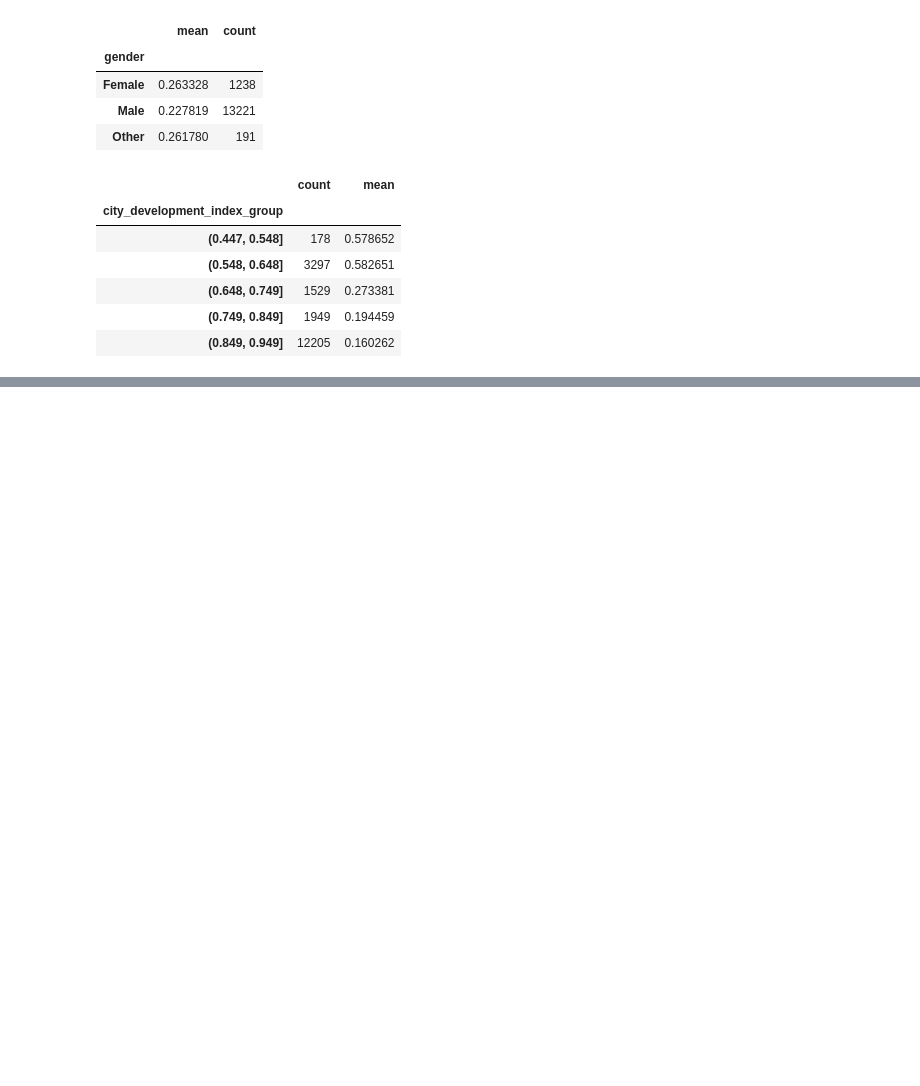
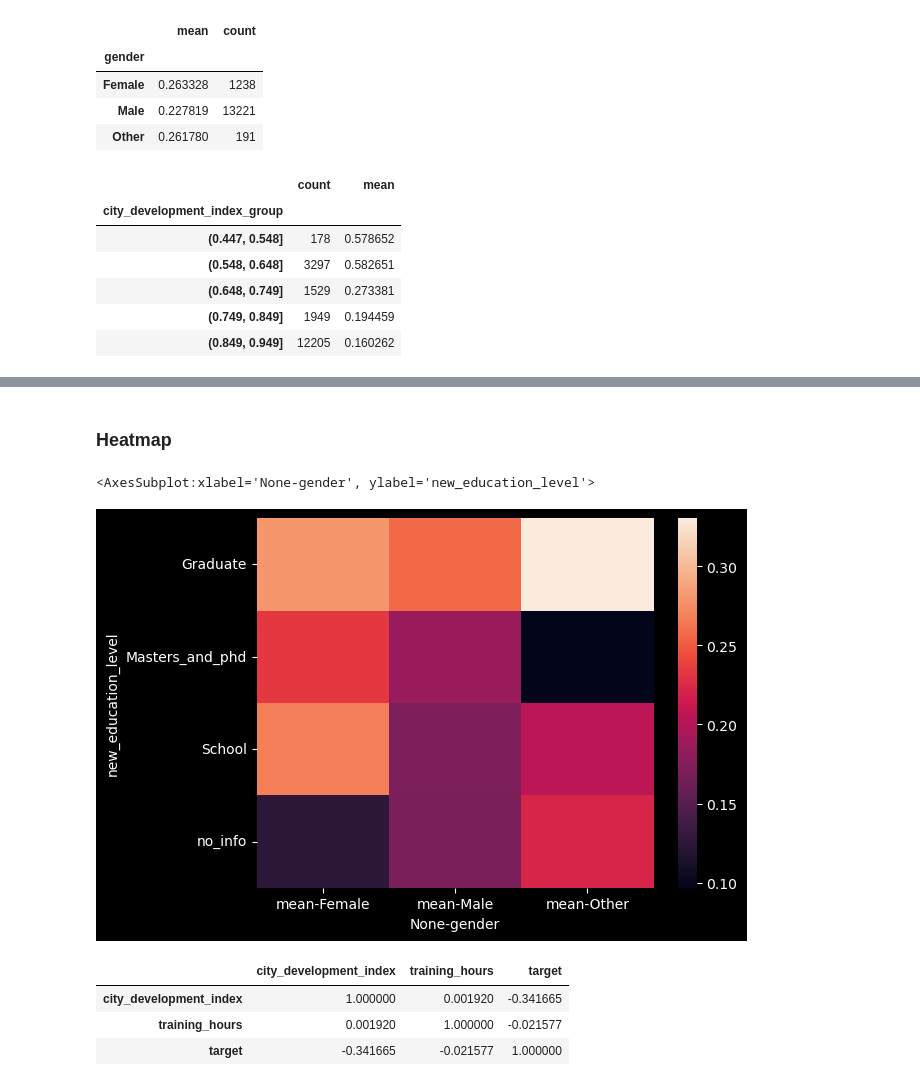
Before and after one commit to DmitriiKrasnoschekov/Python.Pandas, a Jupyter notebook: pandas_cheatsheets.ipynb, the cells around one changed output, grey strips where cells are left out. Drawn from its saved outputs; the diff is of its cells as text; code cells hidden in the pictures; blank space fills up the shorter version.

```diff
--- a/pandas_cheatsheets.ipynb
+++ b/pandas_cheatsheets.ipynb
@@ -355,0 +394,14 @@ custom.plot()
+# %%
+# Функции с несколькими столбцами
+# Прибавляем training_hours для людей со стпенью phd + 1000
+
+def new_training_hours(row):
+    if row['education_level'] == 'Phd':
+        return row['training_hours'] + 1000
+    else:
+        return row['training_hours']
+# %%
+# применяем функцию
+df['new_training_hours'] = df.apply(new_training_hours, axis = 1)
+# фильтруем записи с education_level == Phd
+df[df['education_level'] == 'Phd']
@@ -355,0 +435,7 @@ custom.plot()
+# %%
+# Чтобы подтянуть Nan значения, нужно собственноручно их заполнять. Пример:
+
+df['new_education_level'] = df['new_education_level'].fillna('no_info')
+df.pivot_table(index = 'new_education_level', values = 'target', aggfunc=['count', 'mean'])
+
+# Помимо этого, есть мульти индекс, что не так хорошо.
@@ -355,0 +450,5 @@ custom.plot()
+# %% [markdown]
+### Heatmap
+# %%
+df['gender'].fillna('no_info')
+t = df.pivot_table(index = 'new_education_level', columns = 'gender', values = 'target', aggfunc=['mean'])
@@ -355,0 +457,14 @@ custom.plot()
+# %%
+sns.heatmap(t)
+# самое темное значение - самое маленькое, самое светлое - самое большое, условное форматирование в формате легенды
+# %% [output]
+<AxesSubplot:xlabel='None-gender', ylabel='new_education_level'>
+[figure, added]
+# %%
+# анализ линейной связи (только простая линейная зависимость)
+df[['city_development_index', 'training_hours', 'target']].corr()
+# %% [output]
+|  | city_development_index | training_hours | target |
+| city_development_index | 1.000000 | 0.001920 | -0.341665 |
+| training_hours | 0.001920 | 1.000000 | -0.021577 |
+| target | -0.341665 | -0.021577 | 1.000000 |
```
Also changed, not shown: parts of 16 cells of this notebook.
